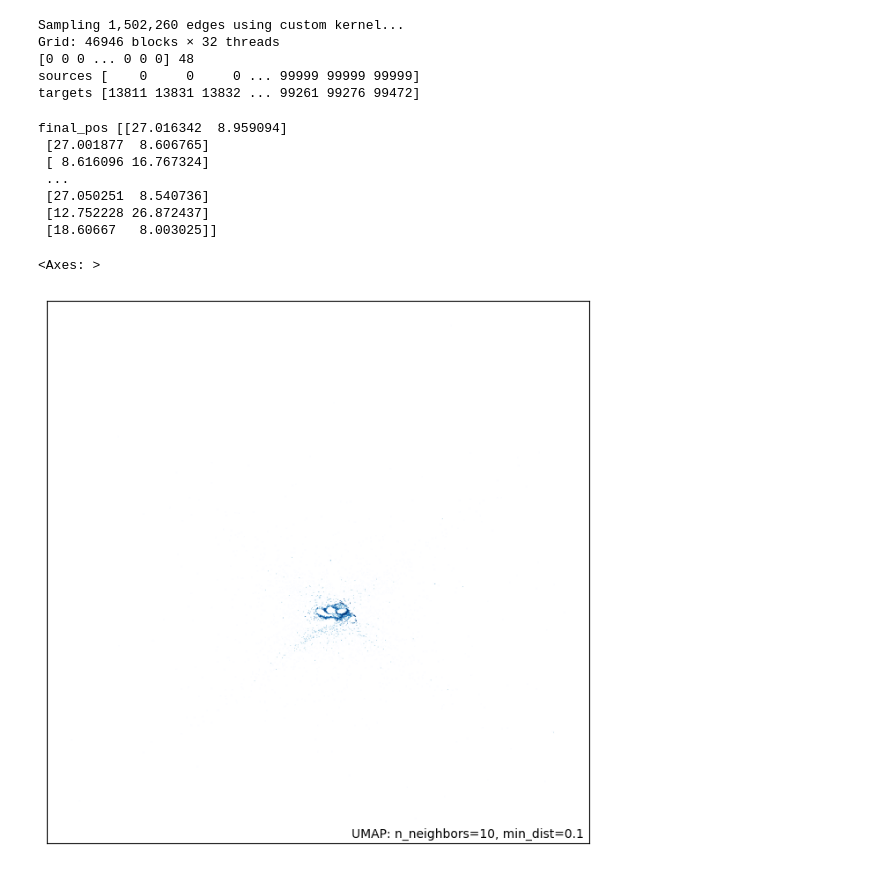
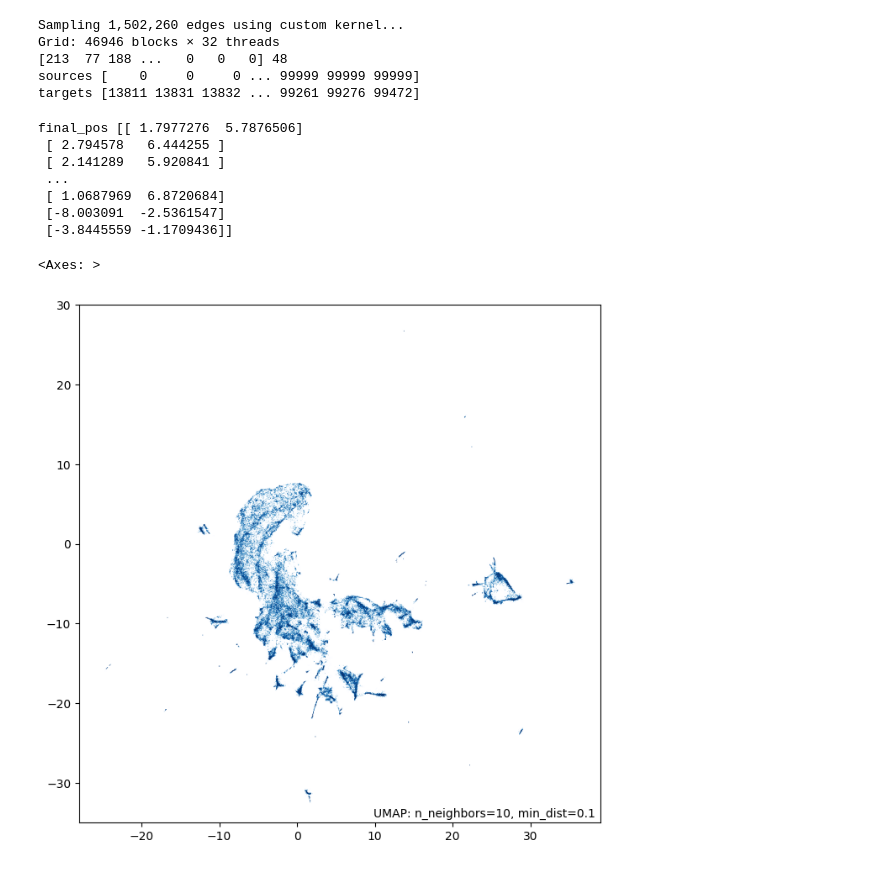
Before and after one commit to kshitijl/gpu-umap-experiments, a Jupyter notebook: Layout_CUDA.ipynb, the cells around one changed output. Drawn from its saved outputs; the diff is of its cells as text; code cells hidden in the pictures.

Commit message:
split kernel out into .cpp file

```diff
--- a/Layout_CUDA.ipynb
+++ b/Layout_CUDA.ipynb
@@ -47,22 +66,24 @@ initial_pos: [[3.74540119 5.80779043]
-# %%
-from layout_cuda import layout
-final_pos = layout(sources, targets, weights, initial_pos)
-print("final_pos", final_pos)
-# %% [output]
-Sampling 1,502,260 edges using custom kernel...
-Grid: 46946 blocks × 32 threads
-[0 0 0 ... 0 0 0] 48
-sources [    0     0     0 ... 99999 99999 99999]
-targets [13811 13831 13832 ... 99261 99276 99472]
-final_pos [[27.016342  8.959094]
- [27.001877  8.606765]
- [ 8.616096 16.767324]
- ...
- [27.050251  8.540736]
- [12.752228 26.872437]
- [18.60667   8.003025]]
-# %%
-plot_points(final_pos, n_neighbors=10, min_dist=0.1)
-# %% [output]
-<Axes: >
-[figure, removed]
+# %%
+import importlib
+import layout_cuda
+
+importlib.reload(layout_cuda)
+
+final_pos = layout_cuda.layout(sources, targets, weights, initial_pos, n_epochs=10000)
+print("final_pos", final_pos)
+plot_points(final_pos, n_neighbors=10, min_dist=0.1)
+# %% [output]
+Sampling 1,502,260 edges using custom kernel...
+Grid: 46946 blocks × 32 threads
+[213  77 188 ...   0   0   0] 48
+sources [    0     0     0 ... 99999 99999 99999]
+targets [13811 13831 13832 ... 99261 99276 99472]
+final_pos [[ 1.7977276  5.7876506]
+ [ 2.794578   6.444255 ]
+ [ 2.141289   5.920841 ]
+ ...
+ [ 1.0687969  6.8720684]
+ [-8.003091  -2.5361547]
+ [-3.8445559 -1.1709436]]
+<Axes: >
+[figure, added]
```
Also changed, not shown: parts of 4 cells of this notebook, 4 other files.
